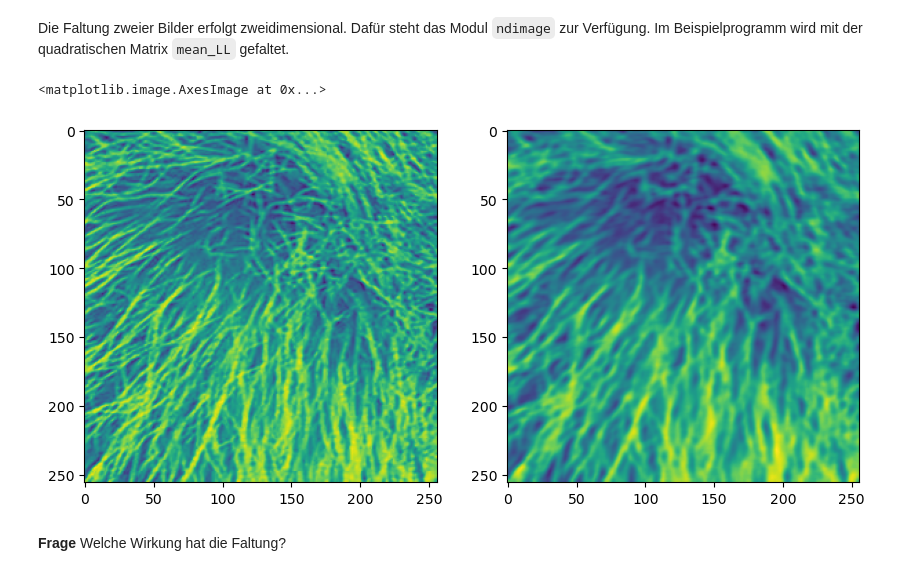
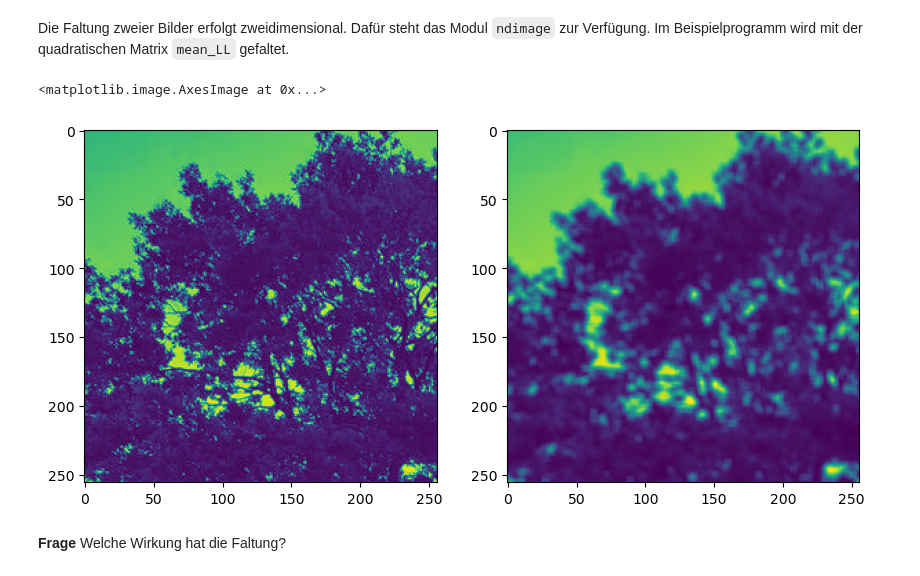
Before and after one commit to sonnii23/DigSigRep, a Jupyter notebook: digsig1/pds6_Sonnwin_Manleitner.ipynb, the cells around one changed output. Saved outputs shown, nothing was run; the diff lists cells and outputs as text; code cells hidden in the pictures.

```diff
--- a/digsig1/pds6_Sonnwin_Manleitner.ipynb
+++ b/digsig1/pds6_Sonnwin_Manleitner.ipynb
@@ -102,18 +108,19 @@ Die Faltung zweier Bilder erfolgt zweidimensional. Dafür steht das Modul `ndima
 # %%
 import scipy.ndimage as ndimage
 N = 256
-f_NN = im_MN[:N, :N, 0]
-F_NN = np.fft.fft2(f_NN)
+f_NN = bildRead[:N, :N, 0] # farbkanal einstellen
+F_NN = np.fft.fft2(f_NN) # fouriertransformation
 
 L = 5
-mean_LL = np.ones([L, L])/L**2
+mean_LL = np.ones([L, L])/L**2 # mittelwertfilter
 
+# bild filtern
 fig, ax = plt.subplots(1,2,figsize=(10,10))
 ax[0].imshow(f_NN)
-ax[1].imshow(ndimage.convolve(f_NN, mean_LL))
+ax[1].imshow(ndimage.convolve(f_NN, mean_LL)) #faltung
 # %% [output]
 <matplotlib.image.AxesImage at 0x...>
-[figure, old version]
+[figure, new version]
 # %% [markdown]
 **Frage**
 Welche Wirkung hat die Faltung?
```
Also changed, not shown: parts of 9 cells of this notebook, 13 other files.
